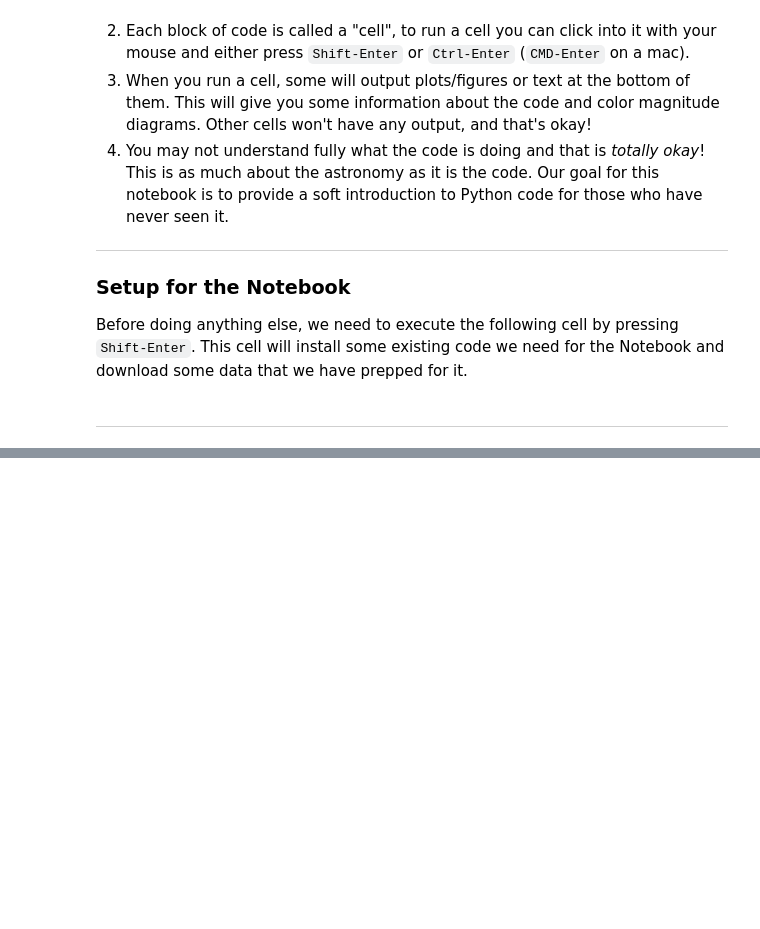
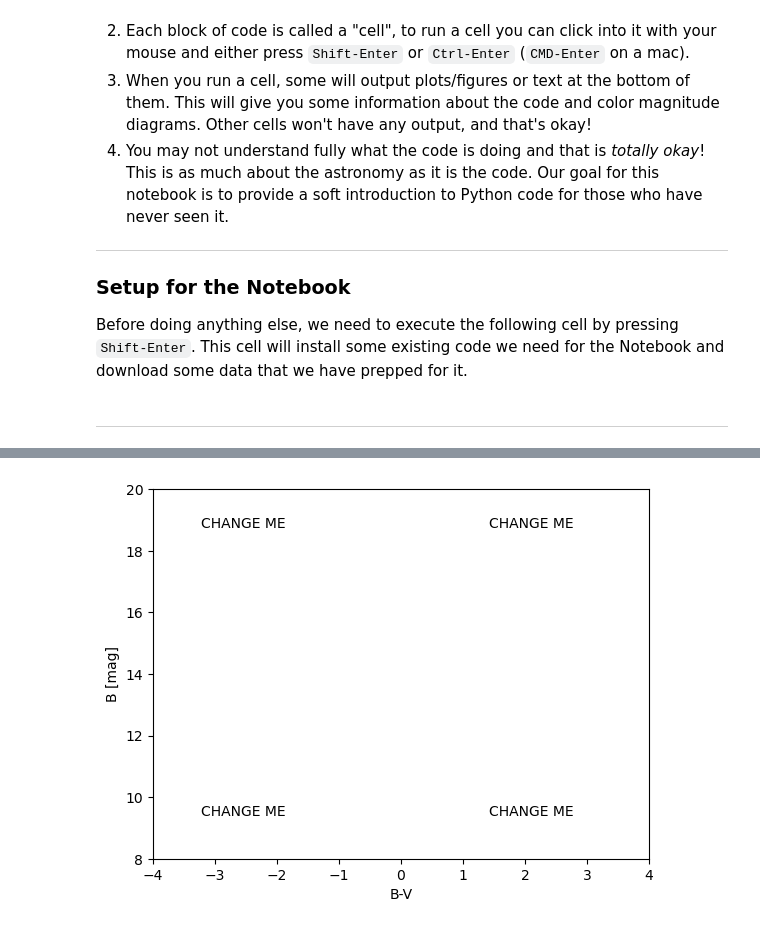
Before and after one commit to noahfranz13/astro-education-nbs, a Jupyter notebook: notebooks/color-magnitude-diagram-activity.ipynb, the cells around one changed output, grey strips where cells are left out. Cells and saved outputs as stored; diff of their text form; code cells hidden in the pictures; blank space fills up the shorter version.

```diff
--- a/notebooks/color-magnitude-diagram-activity.ipynb
+++ b/notebooks/color-magnitude-diagram-activity.ipynb
@@ -257,0 +103,11 @@ NameError: name 'np' is not defined
+# %%
+labels = {
+    "upper-left":   "CHANGE ME",
+    "upper-right":  "CHANGE ME",
+    "lower-left":   "CHANGE ME",
+    "lower-right":  "CHANGE ME"
+    }
+
+plot_labels_physical(labels)
+# %% [output]
+[figure, added]
```
Also changed, not shown: parts of 26 cells of this notebook, 3 other files.
